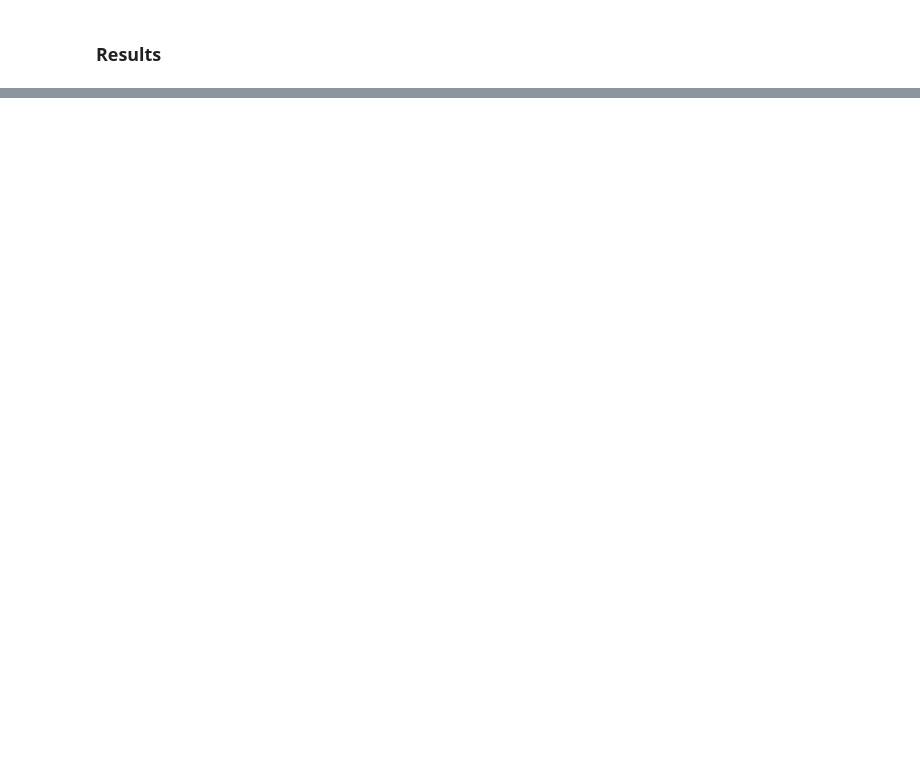
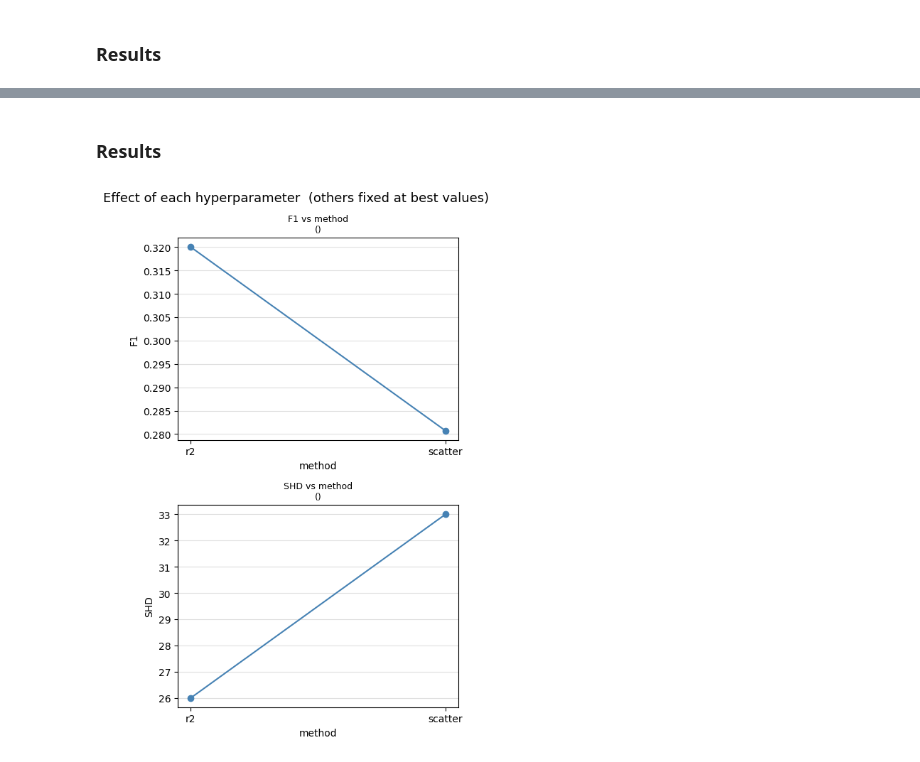
Before and after one commit to Tarekun/bayesian-continuous, a Jupyter notebook: gridsearch.ipynb, the cells around one changed output, grey strips where cells are left out. Cells and saved outputs as stored; diff of their text form; code cells hidden in the pictures; blank space fills up the shorter version.

```diff
--- a/gridsearch.ipynb
+++ b/gridsearch.ipynb
@@ -366,0 +478,18 @@ Recommended: lambda1=0.1, w_threshold=0.3
+# %%
+sachs_df  = load_sachs_data()
+sachs_dag = load_sachs_ground_truth()
+
+FGES_SACHS_PARAM_GRID = {
+    "method": ["scatter", "r2"],
+}
+
+print(f"Sachs: {sachs_df.shape[0]} samples, {sachs_df.shape[1]} nodes, {len(sachs_dag.edges())} true edges")
+best_result_fges_sachs, results_df_fges_sachs = grid_search(
+    sachs_df, "fges", FGES_SACHS_PARAM_GRID, sachs_dag
+)
+
+best_params_fges_sachs = results_df_fges_sachs.loc[
+    results_df_fges_sachs["shd"].idxmin(), list(FGES_SACHS_PARAM_GRID.keys())
+].to_dict()
+print(f"Best SHD: {results_df_fges_sachs['shd'].min():.0f}  params: {best_params_fges_sachs}")
+results_df_fges_sachs
@@ -366,0 +504,6 @@ Recommended: lambda1=0.1, w_threshold=0.3
+# %% [markdown]
+### Results
+# %%
+plot_line_profiles(results_df_fges_sachs, FGES_SACHS_PARAM_GRID, best_params_fges_sachs)
+# %% [output]
+[figure, added]
```
Also changed, not shown: parts of 13 cells of this notebook, 1 other file.
